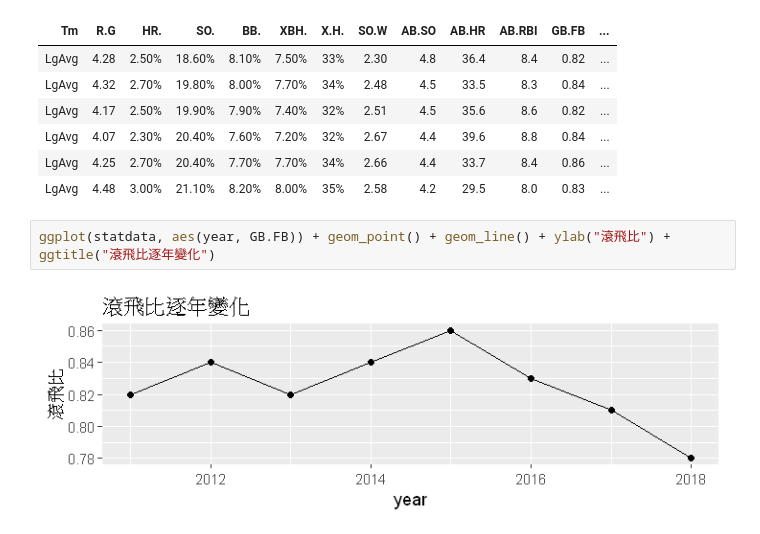
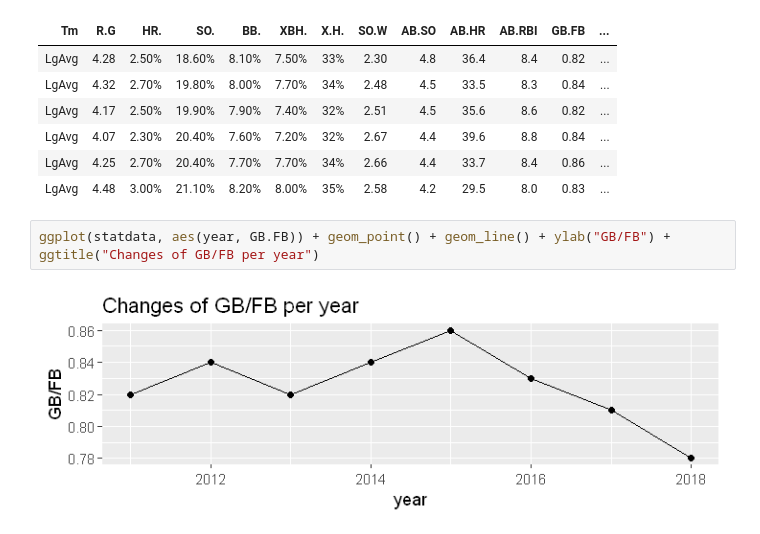
Before and after one commit to ntuken/MLB-baseball, a Jupyter notebook: Data Analysis.ipynb, the cells around one changed output. Drawn from its saved outputs; the diff is of its cells as text.

```diff
--- a/Data Analysis.ipynb
+++ b/Data Analysis.ipynb
@@ -187,6 +187,6 @@ head(statdata)
 | LgAvg | 4.25 | 2.70% | 20.40% | 7.70% | 7.70% | 34% | 2.66 | 4.4 | 33.7 | 8.4 | 0.86 | ... |
 | LgAvg | 4.48 | 3.00% | 21.10% | 8.20% | 8.00% | 35% | 2.58 | 4.2 | 29.5 | 8.0 | 0.83 | ... |
 # %%
-ggplot(statdata, aes(year, GB.FB)) + geom_point() + geom_line() + ylab("滾飛比") + ggtitle("滾飛比逐年變化")
+ggplot(statdata, aes(year, GB.FB)) + geom_point() + geom_line() + ylab("GB/FB") + ggtitle("Changes of GB/FB per year")
 # %% [output]
-[figure, old version]
+[figure, new version]
```
